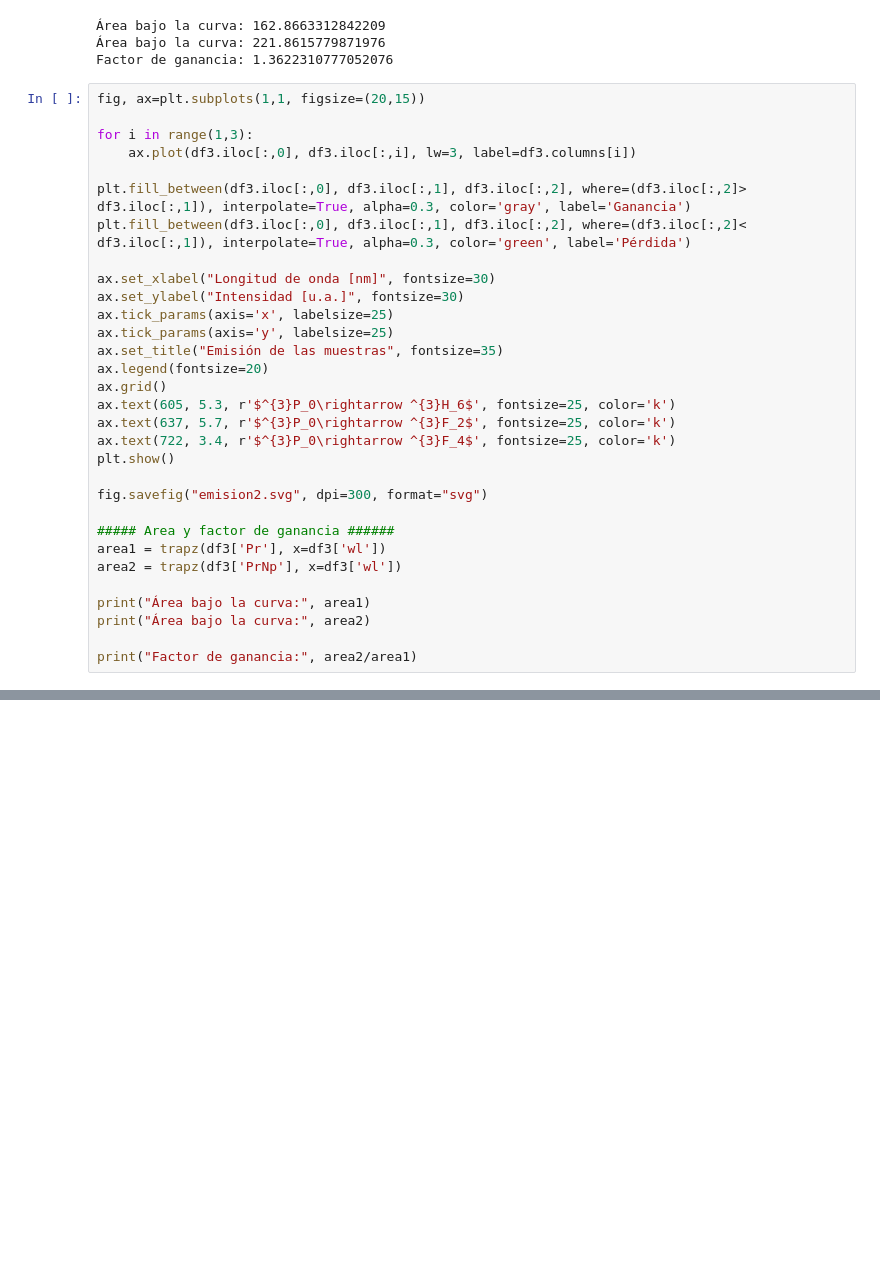
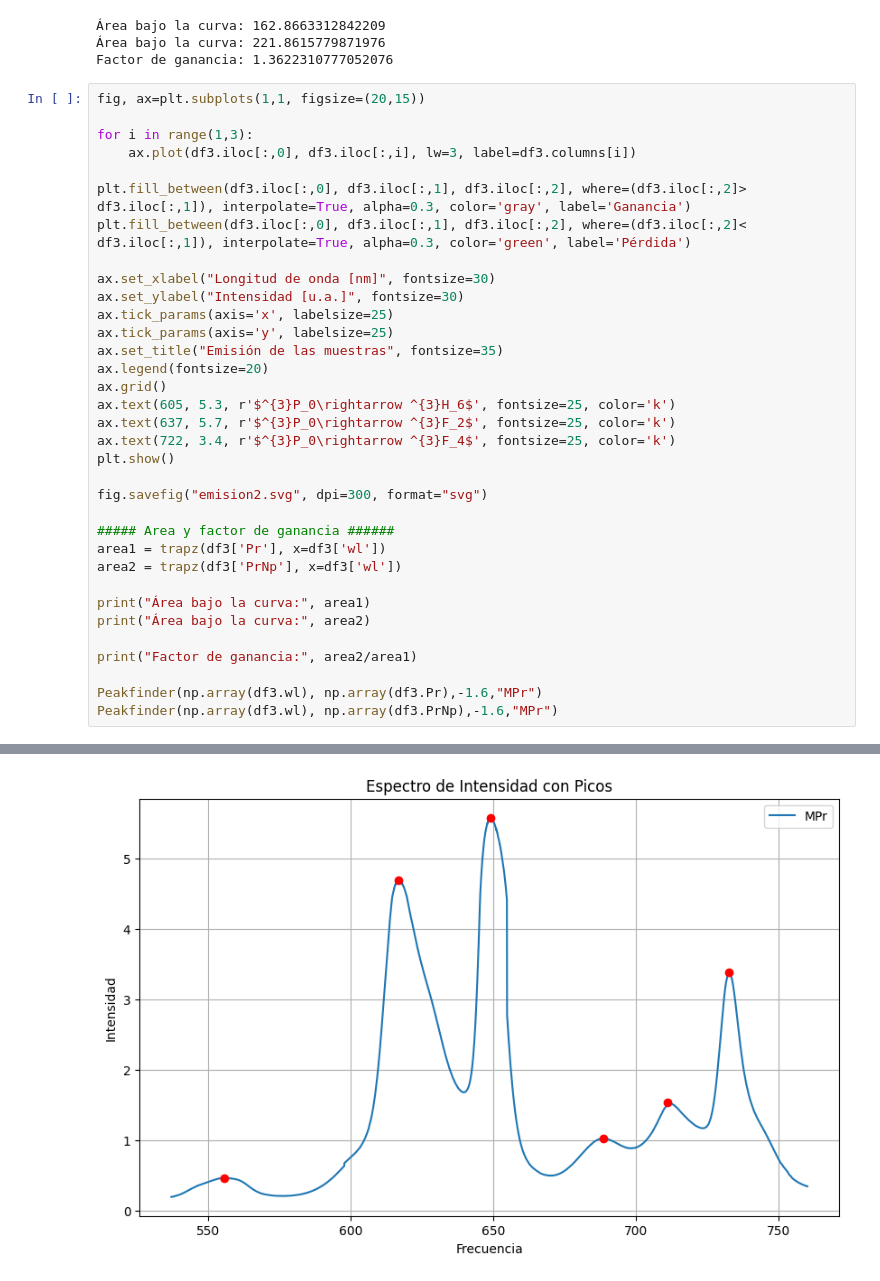
Before and after one commit to juanF9910/Rare_earths, a Jupyter notebook: JuddOfelt_SpectrumAnalysis.ipynb, the cells around one changed output, grey strips where cells are left out. Drawn from its saved outputs; the diff is of its cells as text; blank space fills up the shorter version.

```diff
--- a/JuddOfelt_SpectrumAnalysis.ipynb
+++ b/JuddOfelt_SpectrumAnalysis.ipynb
@@ -266,30 +305,34 @@ for i in range(1,3):
 plt.fill_between(df3.iloc[:,0], df3.iloc[:,1], df3.iloc[:,2], where=(df3.iloc[:,2]> df3.iloc[:,1]), interpolate=True, alpha=0.3, color='gray', label='Ganancia')
 plt.fill_between(df3.iloc[:,0], df3.iloc[:,1], df3.iloc[:,2], where=(df3.iloc[:,2]< df3.iloc[:,1]), interpolate=True, alpha=0.3, color='green', label='Pérdida')
 
 ax.set_xlabel("Longitud de onda [nm]", fontsize=30)
 ax.set_ylabel("Intensidad [u.a.]", fontsize=30)
 ax.tick_params(axis='x', labelsize=25)
 ax.tick_params(axis='y', labelsize=25)
 ax.set_title("Emisión de las muestras", fontsize=35)
 ax.legend(fontsize=20)
 ax.grid()
 ax.text(605, 5.3, r'$^{3}P_0\rightarrow ^{3}H_6$', fontsize=25, color='k')
 ax.text(637, 5.7, r'$^{3}P_0\rightarrow ^{3}F_2$', fontsize=25, color='k')
 ax.text(722, 3.4, r'$^{3}P_0\rightarrow ^{3}F_4$', fontsize=25, color='k')
 plt.show()
 
 fig.savefig("emision2.svg", dpi=300, format="svg")
 
 ##### Area y factor de ganancia ######
 area1 = trapz(df3['Pr'], x=df3['wl'])
 area2 = trapz(df3['PrNp'], x=df3['wl'])
 
 print("Área bajo la curva:", area1)
 print("Área bajo la curva:", area2)
 
 print("Factor de ganancia:", area2/area1)
+
+Peakfinder(np.array(df3.wl), np.array(df3.Pr),-1.6,"MPr")
+Peakfinder(np.array(df3.wl), np.array(df3.PrNp),-1.6,"MPr")
 # %% [output]
 [figure]
 Área bajo la curva: 312.1668267066874
 Área bajo la curva: 321.517893203185
 Factor de ganancia: 1.0299553498209593
+[figure, added]
```
Also changed, not shown: parts of 6 cells of this notebook.
